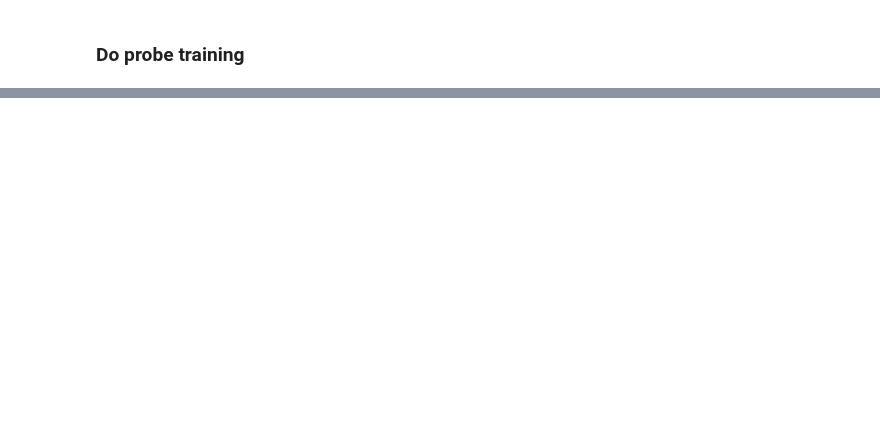
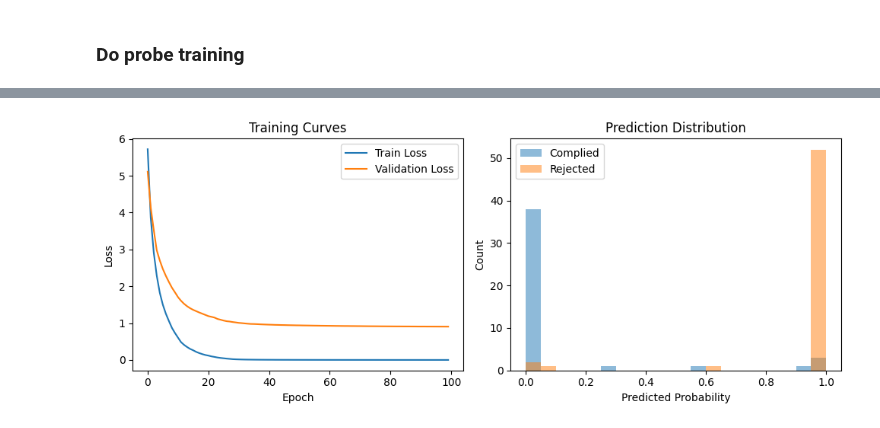
Before and after one commit to SamDower/LASR-probe-gen, a Jupyter notebook: notebooks/TrainProbe.ipynb, the cells around one changed output, grey strips where cells are left out. Saved outputs shown, nothing was run; the diff lists cells and outputs as text; code cells hidden in the pictures; blank space fills up the shorter version.

```diff
--- a/notebooks/TrainProbe.ipynb
+++ b/notebooks/TrainProbe.ipynb
@@ -176,0 +132,78 @@ TPR at 1% FPR: 1.0000
+# %%
+import torch
+import numpy as np
+import matplotlib.pyplot as plt
+
+from probe_gen.probe_train import train_probe, evaluate_probe
+
+
+# Generate synthetic activation data
+np.random.seed(42)
+torch.manual_seed(42)
+
+# Simulate activations: (batch_size, seq_len, hidden_dim)
+n_train, n_val, n_test = 1000, 100, 100
+seq_len = 20
+hidden_dim = 256
+
+# Create synthetic data where rejected samples have higher mean activation
+def create_synthetic_data(n_samples):
+    activations = torch.randn(n_samples, seq_len, hidden_dim)
+    labels = torch.randint(0, 2, (n_samples,))
+
+    # Make rejected samples (label=1) have slightly higher activations in some dimensions
+    rejected_mask = labels == 1
+    activations[rejected_mask, :, :100] += 0.5  # Boost first 100 dimensions
+
+    return activations, labels.float()
+
+train_activations, train_labels = create_synthetic_data(n_train)
+val_activations, val_labels = create_synthetic_data(n_val)
+test_activations, test_labels = create_synthetic_data(n_test)
+
+print("Training linear probe...")
+print(f"Train data: {train_activations.shape}, Val data: {val_activations.shape}")
+
+# Train probe
+model, train_losses, val_losses = train_probe(
+    train_activations=train_activations,
+    train_labels=train_labels,
+    val_activations=val_activations,
+    val_labels=val_labels,
+    probe_type="attention",
+    learning_rate=5e-3,
+    batch_size=16,
+    num_epochs=100,
+    early_stop_patience=20
+)
+
+# Evaluate probe
+print("\nEvaluating probe...")
+results = evaluate_probe(model, test_activations, test_labels)
+
+print(f"Test Accuracy: {results['accuracy']:.4f}")
+print(f"Test AUC-ROC: {results['auc_roc']:.4f}")
+print(f"TPR at 1% FPR: {results['tpr_at_1_fpr']:.4f}")
+
+# Plot training curves
+plt.figure(figsize=(10, 4))
+
+plt.subplot(1, 2, 1)
+plt.plot(train_losses, label='Train Loss')
+plt.plot(val_losses, label='Validation Loss')
+plt.xlabel('Epoch')
+plt.ylabel('Loss')
+plt.legend()
+plt.title('Training Curves')
+
+plt.subplot(1, 2, 2)
+plt.hist(results['probabilities'][test_labels.numpy() == 0], alpha=0.5, label='Complied', bins=20)
+plt.hist(results['probabilities'][test_labels.numpy() == 1], alpha=0.5, label='Rejected', bins=20)
+plt.xlabel('Predicted Probability')
+plt.ylabel('Count')
+plt.legend()
+plt.title('Prediction Distribution')
+
+plt.tight_layout()
+plt.show()
+# %% [output]
@@ -176,0 +227 @@ TPR at 1% FPR: 1.0000
+[figure, added]
```
Also changed, not shown: parts of 10 cells of this notebook, 4 other files.
